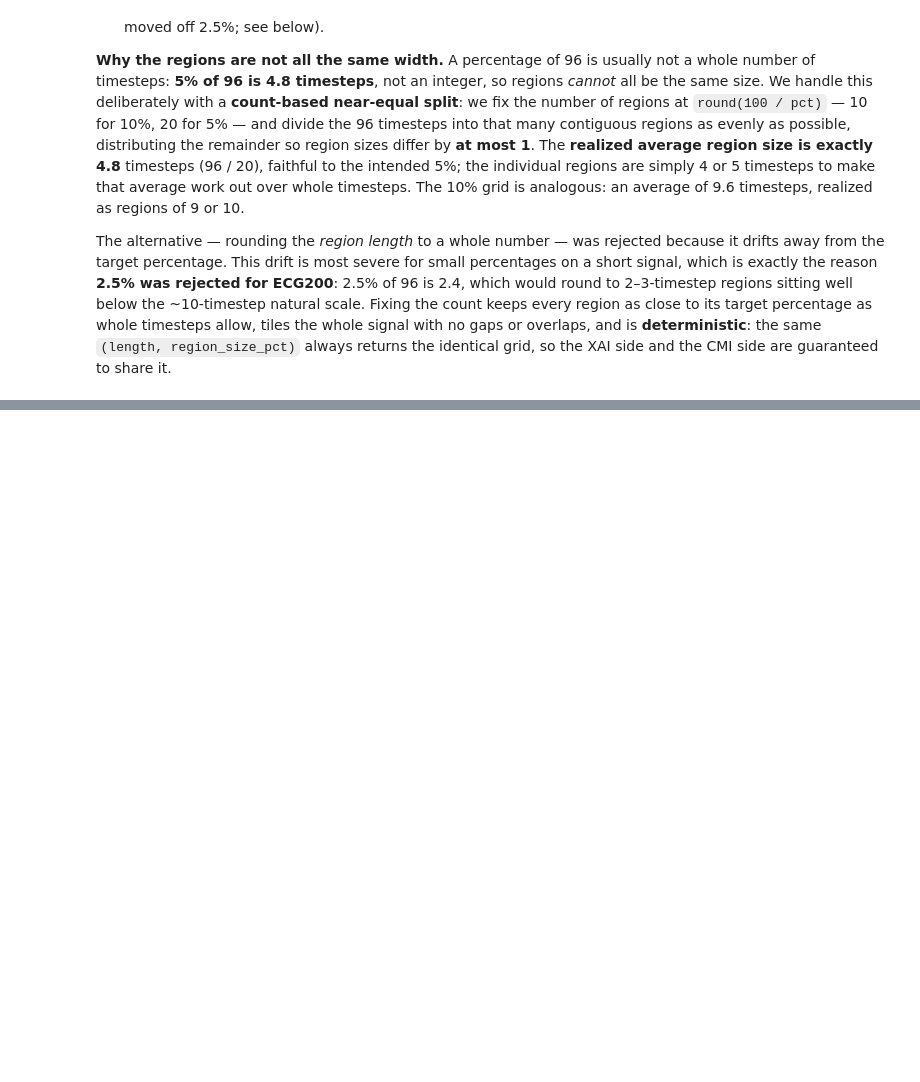
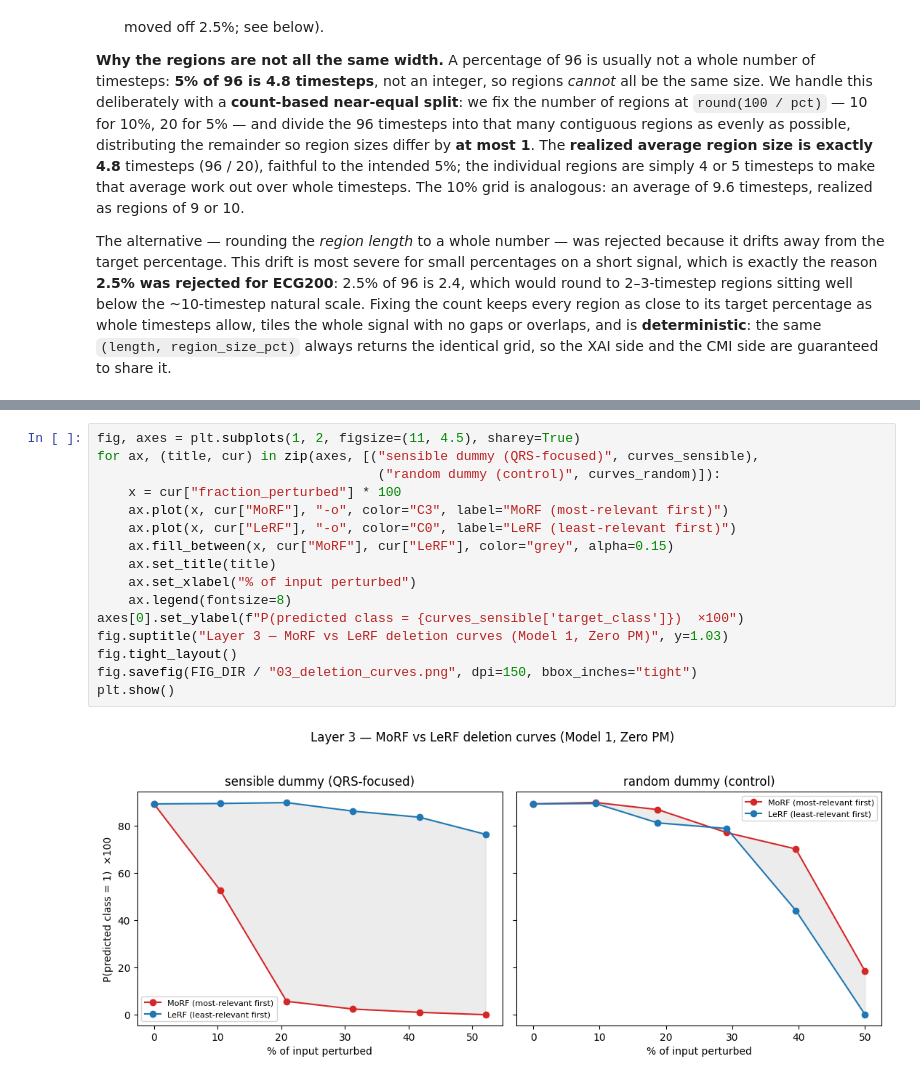
Before and after one commit to lucie-pasquier/xai-time-series-classification, a Jupyter notebook: notebooks/03_faithfulness_harness.ipynb, the cells around one changed output, grey strips where cells are left out. Drawn from its saved outputs; the diff is of its cells as text; blank space fills up the shorter version.

```diff
--- a/notebooks/03_faithfulness_harness.ipynb
+++ b/notebooks/03_faithfulness_harness.ipynb
@@ -148,0 +402,18 @@ guaranteed to share it.
+# %%
+fig, axes = plt.subplots(1, 2, figsize=(11, 4.5), sharey=True)
+for ax, (title, cur) in zip(axes, [("sensible dummy (QRS-focused)", curves_sensible),
+                                    ("random dummy (control)", curves_random)]):
+    x = cur["fraction_perturbed"] * 100
+    ax.plot(x, cur["MoRF"], "-o", color="C3", label="MoRF (most-relevant first)")
+    ax.plot(x, cur["LeRF"], "-o", color="C0", label="LeRF (least-relevant first)")
+    ax.fill_between(x, cur["MoRF"], cur["LeRF"], color="grey", alpha=0.15)
+    ax.set_title(title)
+    ax.set_xlabel("% of input perturbed")
+    ax.legend(fontsize=8)
+axes[0].set_ylabel(f"P(predicted class = {curves_sensible['target_class']})  ×100")
+fig.suptitle("Layer 3 — MoRF vs LeRF deletion curves (Model 1, Zero PM)", y=1.03)
+fig.tight_layout()
+fig.savefig(FIG_DIR / "03_deletion_curves.png", dpi=150, bbox_inches="tight")
+plt.show()
+# %% [output]
+[figure, added]
```
Also changed, not shown: parts of 44 cells of this notebook, 15 other files.
